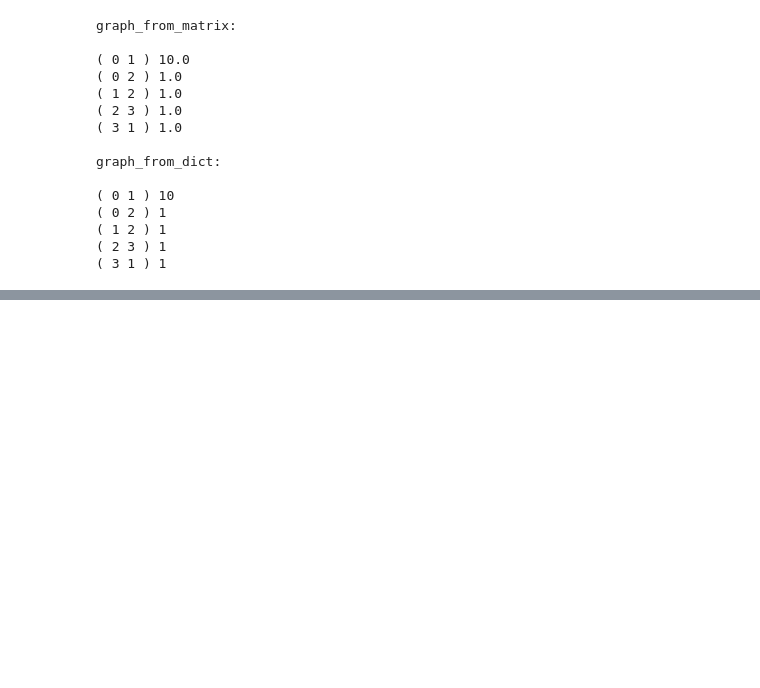
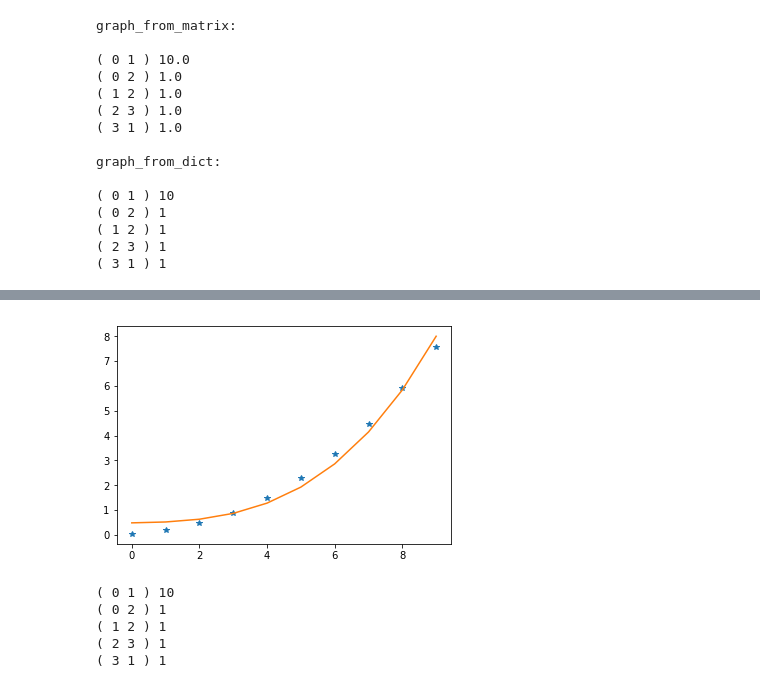
Before and after one commit to darzmolar/dalg, a Jupyter notebook: grafos12.ipynb, the cells around one changed output, grey strips where cells are left out. Cells and saved outputs as stored; diff of their text form; code cells hidden in the pictures; blank space fills up the shorter version.

```diff
--- a/grafos12.ipynb
+++ b/grafos12.ipynb
@@ -559,3 +550,31 @@ d_prev{0: None, 1: 3, 2: 1, 3: None}
 NX:
 {1: 1, 2: 2, 3: 0}
  {1: [3, 1], 2: [3, 1, 2], 3: [3]}
+# %%
+n_graphs=20
+n_nodes_ini=10
+n_nodes_fin=100
+step=10
+sparse_f= 0.25
+l_t_d = time_dijkstra_d(n_graphs=n_graphs, n_nodes_ini=n_nodes_ini,
+                        n_nodes_fin=n_nodes_fin, step=step, sparse_factor=sparse_f)
+# %%
+fit_plot(l_t_d, n2_log_n, size_ini=n_nodes_ini, size_fin=n_nodes_fin, step=step)
+# %% [output]
+[figure, added]
+# %%
+# Ejemplo de carga de grafos en NX. Lista (i, j, w), donde para cada par de nodos (i, j) su peso es w
+g = nx.DiGraph()
+
+l_e = [(0, 1, 10), (0, 2, 1), (1, 2, 1), (2, 3, 1), (3, 1, 1)]
+g.add_weighted_edges_from(l_e)
+
+for k1 in g.nodes():
+    for k2 in g[k1].keys():
+        print('(', k1, k2, ')', g[k1][k2]['weight'])
+# %% [output]
+( 0 1 ) 10
+( 0 2 ) 1
+( 1 2 ) 1
+( 2 3 ) 1
+( 3 1 ) 1
```
Also changed, not shown: parts of 11 cells of this notebook.
